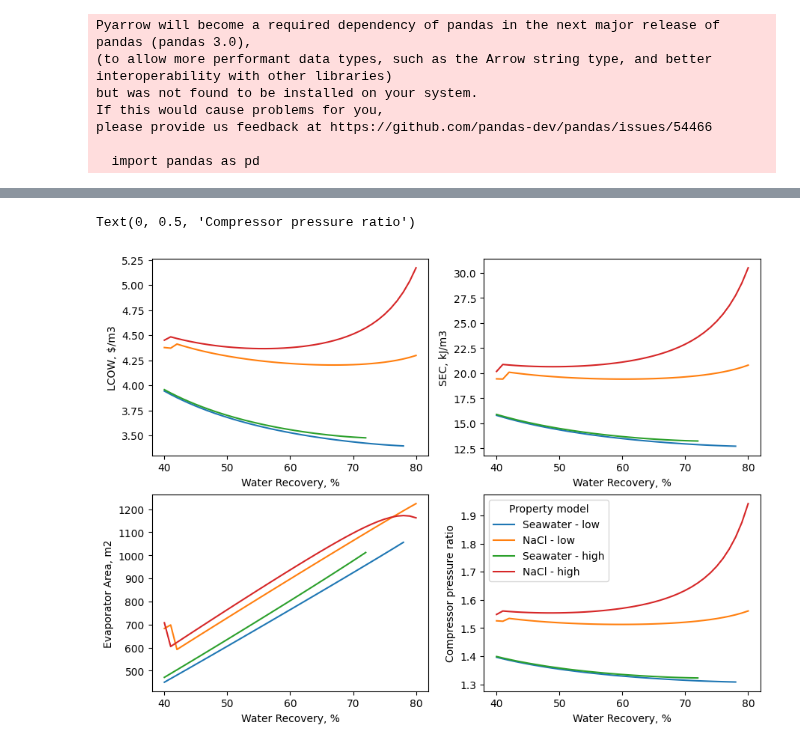
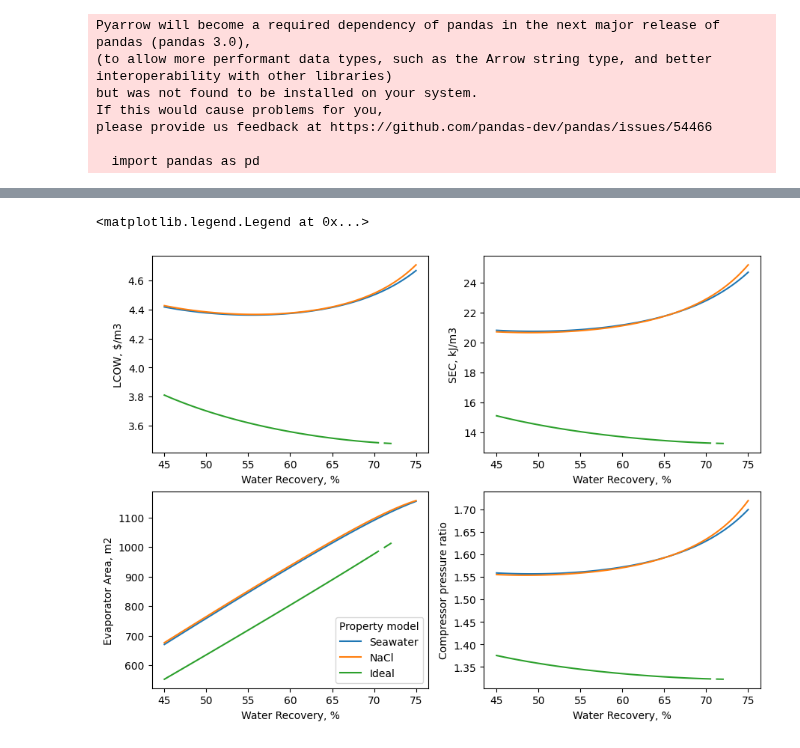
Before and after one commit to savannahsakhai/watertap, a Jupyter notebook: watertap/flowsheets/property_analysis/plotting.ipynb, the cells around one changed output, grey strips where cells are left out. Saved outputs shown, nothing was run; the diff lists cells and outputs as text; code cells hidden in the pictures.

Commit message:
update sweep and plots

```diff
--- a/watertap/flowsheets/property_analysis/plotting.ipynb
+++ b/watertap/flowsheets/property_analysis/plotting.ipynb
@@ -20,7 +20,7 @@ data_RO_simple = pd.read_csv(r'C:\Users\sss0031\Documents\GitHub\watertap\watert
 # %%
 data_MVC_seawater = pd.read_csv(r'C:\Users\sss0031\Documents\GitHub\watertap\watertap\flowsheets\property_analysis\data_MVC_sea.csv')
 data_MVC_nacl = pd.read_csv(r'C:\Users\sss0031\Documents\GitHub\watertap\watertap\flowsheets\property_analysis\data_MVC_nacl.csv')
-# data_MVC_simple = pd.read_csv(r'C:\Users\sss0031\Documents\GitHub\watertap\watertap\flowsheets\property_analysis\data_MVC_simple.csv')
+data_MVC_simple = pd.read_csv(r'C:\Users\sss0031\Documents\GitHub\watertap\watertap\flowsheets\property_analysis\data_MVC_simple.csv')
 
 data_MVC_seawater.dropna()
 # %% [output]
@@ -75,42 +75,61 @@ fig, axs = plt.subplots(ncols=2, nrows=2, figsize=(3.5*3, 2.5*3))
 
 data_MVC_seawater_low = data_MVC_seawater[(data_MVC_seawater["Inlet Salinity"] == 3.500000e-02) ]
 data_MVC_nacl_low = data_MVC_nacl[(data_MVC_nacl["Inlet Salinity"] == 3.500000e-02) ]
+data_MVC_simple_low = data_MVC_simple[(data_MVC_simple["Inlet Salinity"] == 3.500000e-02) ]
 
 data_MVC_seawater_hi = data_MVC_seawater[(data_MVC_seawater["Inlet Salinity"] == 7.000000e-02) ]
 data_MVC_nacl_hi = data_MVC_nacl[(data_MVC_nacl["Inlet Salinity"] == 7.000000e-02) ]
+data_MVC_simple_hi = data_MVC_simple[(data_MVC_simple["Inlet Salinity"] == 7.000000e-02) ]
 
-axs[0,0].plot(data_MVC_seawater_low['# Water Recovery']*100, data_MVC_seawater_low['LCOW'])
-axs[0,0].plot(data_MVC_nacl_low['# Water Recovery']*100, data_MVC_nacl_low['LCOW'])
+# axs[0,0].plot(data_MVC_seawater_low['# Water Recovery']*100, data_MVC_seawater_low['LCOW'])
 axs[0,0].plot(data_MVC_seawater_hi['# Water Recovery']*100, data_MVC_seawater_hi['LCOW'])
+
+# axs[0,0].plot(data_MVC_nacl_low['# Water Recovery']*100, data_MVC_nacl_low['LCOW'])
 axs[0,0].plot(data_MVC_nacl_hi['# Water Recovery']*100, data_MVC_nacl_hi['LCOW'])
+
+# axs[0,0].plot(data_MVC_simple_low['# Water Recovery']*100, data_MVC_simple_low['LCOW'])
+axs[0,0].plot(data_MVC_simple_hi['# Water Recovery']*100, data_MVC_simple_hi['LCOW'])
 
 axs[0,0].set_xlabel("Water Recovery, %")
 axs[0,0].set_ylabel("LCOW, $/m3")
 
-axs[0,1].plot(data_MVC_seawater_low['# Water Recovery']*100, data_MVC_seawater_low['SEC'])
-axs[0,1].plot(data_MVC_nacl_low['# Water Recovery']*100, data_MVC_nacl_low['SEC'])
+# axs[0,1].plot(data_MVC_seawater_low['# Water Recovery']*100, data_MVC_seawater_low['SEC'])
 axs[0,1].plot(data_MVC_seawater_hi['# Water Recovery']*100, data_MVC_seawater_hi['SEC'])
+
+# axs[0,1].plot(data_MVC_nacl_low['# Water Recovery']*100, data_MVC_nacl_low['SEC'])
 axs[0,1].plot(data_MVC_nacl_hi['# Water Recovery']*100, data_MVC_nacl_hi['SEC'])
+
+# axs[0,1].plot(data_MVC_simple_low['# Water Recovery']*100, data_MVC_simple_low['SEC'])
+axs[0,1].plot(data_MVC_simple_hi['# Water Recovery']*100, data_MVC_simple_hi['SEC'])
 
 axs[0,1].set_xlabel("Water Recovery, %")
 axs[0,1].set_ylabel("SEC, kJ/m3")
 
-axs[1,0].plot(data_MVC_seawater_low['# Water Recovery']*100, data_MVC_seawater_low['Evaporator area'])
-axs[1,0].plot(data_MVC_nacl_low['# Water Recovery']*100, data_MVC_nacl_low['Evaporator area'])
+# axs[1,0].plot(data_MVC_seawater_low['# Water Recovery']*100, data_MVC_seawater_low['Evaporator area'])
 axs[1,0].plot(data_MVC_seawater_hi['# Water Recovery']*100, data_MVC_seawater_hi['Evaporator area'])
+
+# axs[1,0].plot(data_MVC_nacl_low['# Water Recovery']*100, data_MVC_nacl_low['Evaporator area'])
 axs[1,0].plot(data_MVC_nacl_hi['# Water Recovery']*100, data_MVC_nacl_hi['Evaporator area'])
+
+# axs[1,0].plot(data_MVC_simple_low['# Water Recovery']*100, data_MVC_simple_low['Evaporator area'])
+axs[1,0].plot(data_MVC_simple_hi['# Water Recovery']*100, data_MVC_simple_hi['Evaporator area'])
 
 axs[1,0].set_xlabel("Water Recovery, %")
 axs[1,0].set_ylabel("Evaporator Area, m2")
 
-axs[1,1].plot(data_MVC_seawater_low['# Water Recovery']*100, data_MVC_seawater_low['Compressor pressure ratio'])
-axs[1,1].plot(data_MVC_nacl_low['# Water Recovery']*100, data_MVC_nacl_low['Compressor pressure ratio'])
+# axs[1,1].plot(data_MVC_seawater_low['# Water Recovery']*100, data_MVC_seawater_low['Compressor pressure ratio'])
 axs[1,1].plot(data_MVC_seawater_hi['# Water Recovery']*100, data_MVC_seawater_hi['Compressor pressure ratio'])
+
+# axs[1,1].plot(data_MVC_nacl_low['# Water Recovery']*100, data_MVC_nacl_low['Compressor pressure ratio'])
 axs[1,1].plot(data_MVC_nacl_hi['# Water Recovery']*100, data_MVC_nacl_hi['Compressor pressure ratio'])
 
-axs[1,1].legend(["Seawater - low","NaCl - low","Seawater - high","NaCl - high"],title="Property model", loc="upper left")
+# axs[1,1].plot(data_MVC_simple_low['# Water Recovery']*100, data_MVC_simple_low['Compressor pressure ratio'])
+axs[1,1].plot(data_MVC_simple_hi['# Water Recovery']*100, data_MVC_simple_hi['Compressor pressure ratio'])
+
 axs[1,1].set_xlabel("Water Recovery, %")
 axs[1,1].set_ylabel("Compressor pressure ratio")
+
+axs[1,0].legend(["Seawater","NaCl","Ideal"],title="Property model", loc="lower right")
 # %% [output]
-Text(0, 0.5, 'Compressor pressure ratio')
+<matplotlib.legend.Legend at 0x...>
-[figure, old version]
+[figure, new version]
```
Also changed, not shown: parts of 2 cells of this notebook, 8 other files.
